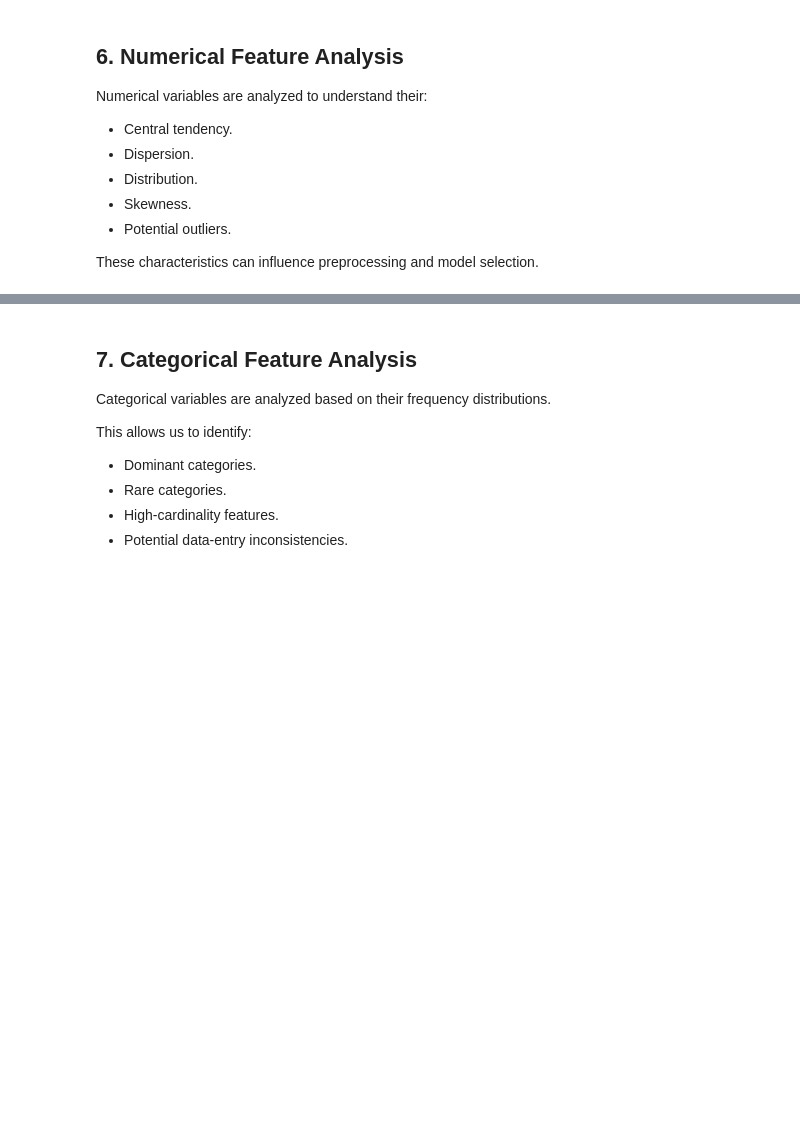
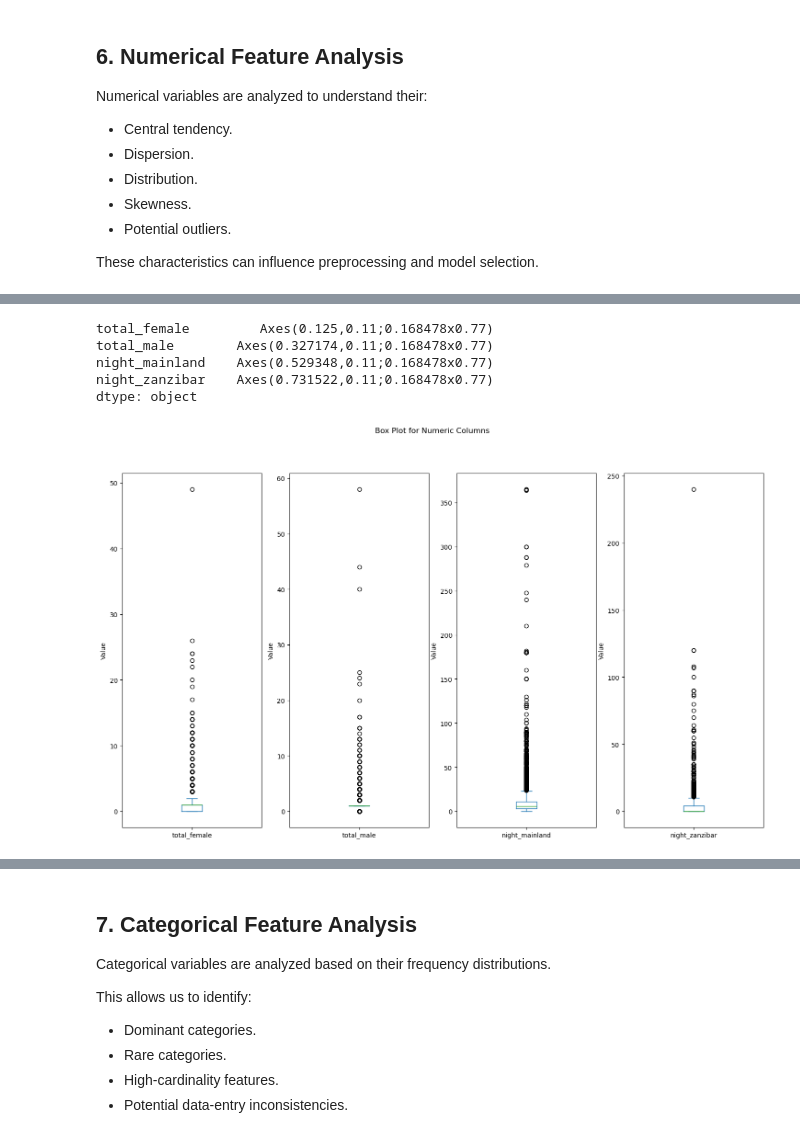
Before and after one commit to kareem0088/tanzania-tourism-classification, a Jupyter notebook: notebooks/01_statistical_eda.ipynb, the cells around one changed output, grey strips where cells are left out. Cells and saved outputs as stored; diff of their text form; code cells hidden in the pictures; blank space fills up the shorter version.

Commit message:
in 01_statistical_eda.ipynb i have done :
## 6. Numerical Feature Analysis

```diff
--- a/notebooks/01_statistical_eda.ipynb
+++ b/notebooks/01_statistical_eda.ipynb
@@ -216,0 +251,9 @@ These characteristics can influence preprocessing and model selection.
+# %%
+df[NUMERIC_COLS].plot(kind='box', subplots=True, layout=(1, 4), figsize=(18,10), title='Box Plot for Numeric Columns', ylabel='Value',)
+# %% [output]
+total_female         Axes(0.125,0.11;0.168478x0.77)
+total_male        Axes(0.327174,0.11;0.168478x0.77)
+night_mainland    Axes(0.529348,0.11;0.168478x0.77)
+night_zanzibar    Axes(0.731522,0.11;0.168478x0.77)
+dtype: object
+[figure, added]
```
Also changed, not shown: parts of 5 cells of this notebook, 1 other file.
